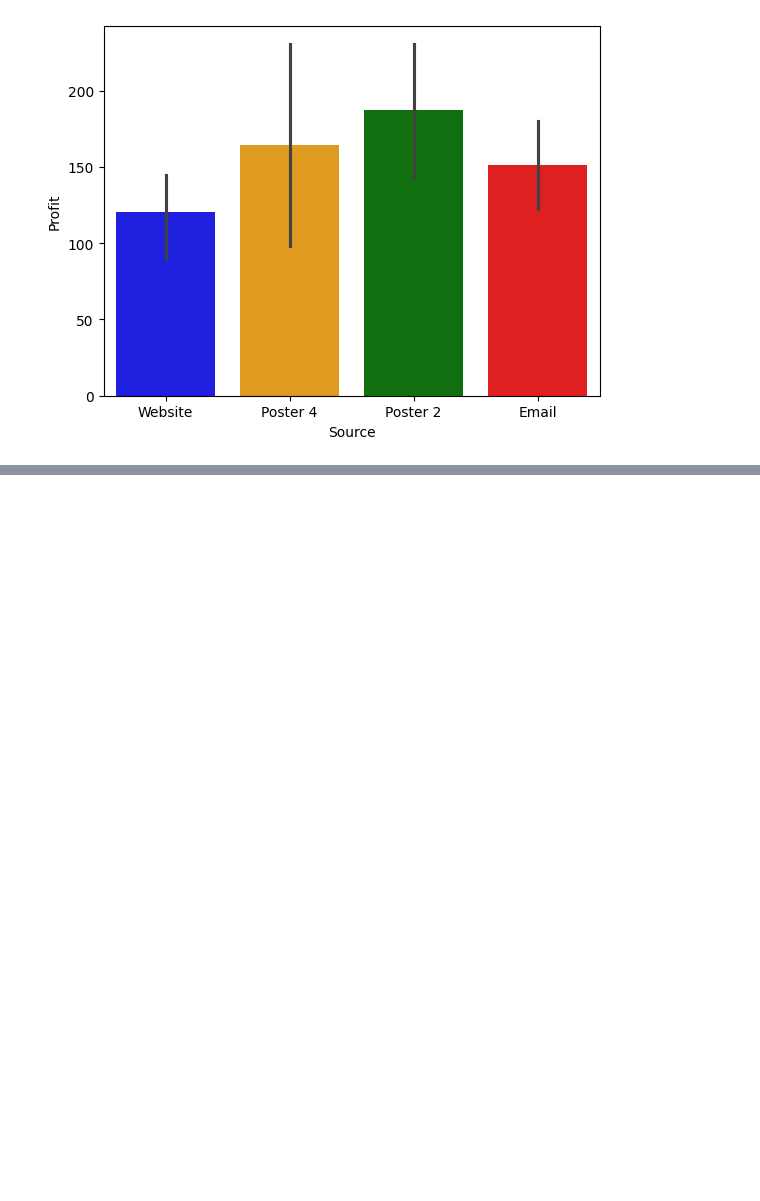
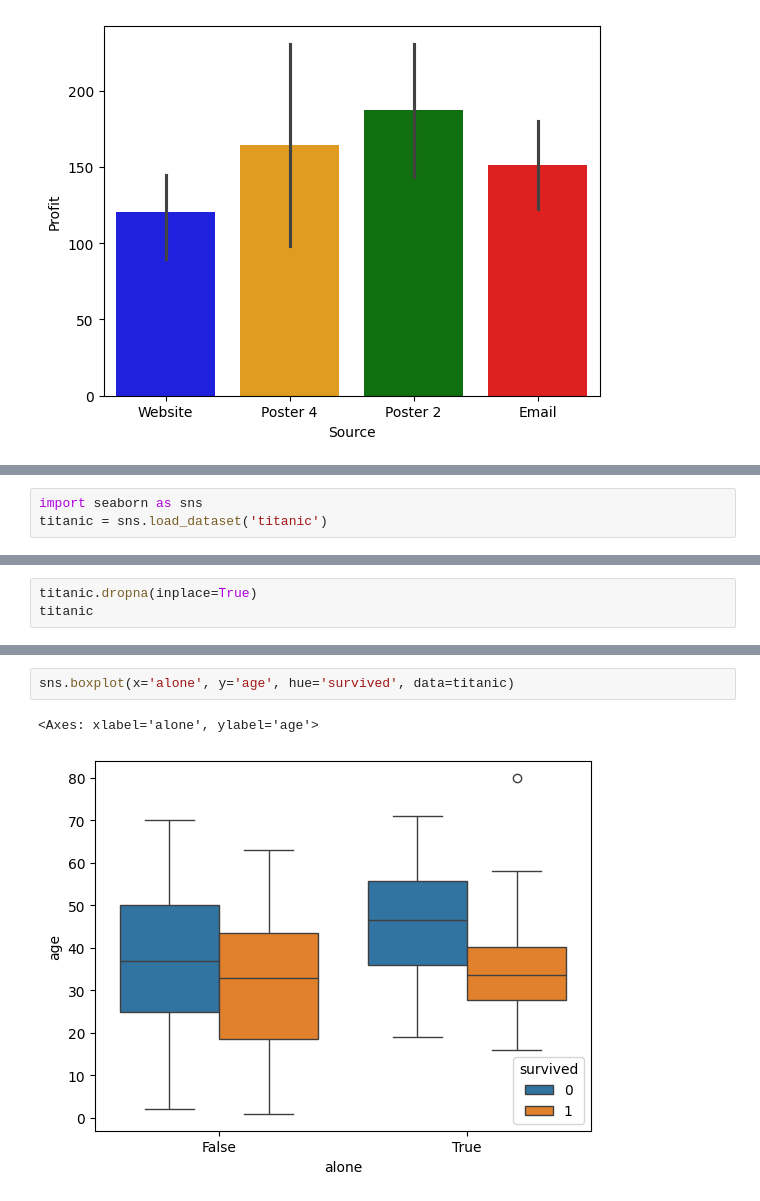
Before and after one commit to msarkar92/pandas-basics, a Jupyter notebook: Day_7_Copy_of_pandas_+_visualization.ipynb, the cells around one changed output, grey strips where cells are left out. Saved outputs shown, nothing was run; the diff lists cells and outputs as text; blank space fills up the shorter version.

```diff
--- a/Day_7_Copy_of_pandas_+_visualization.ipynb
+++ b/Day_7_Copy_of_pandas_+_visualization.ipynb
@@ -835,0 +840,3 @@ Passing `palette` without assigning `hue` is deprecated and will be removed in v
+# %%
+import seaborn as sns
+titanic = sns.load_dataset('titanic')
@@ -835,0 +859,3 @@ Passing `palette` without assigning `hue` is deprecated and will be removed in v
+# %%
+titanic.dropna(inplace=True)
+titanic
@@ -835,0 +876,5 @@ Passing `palette` without assigning `hue` is deprecated and will be removed in v
+# %%
+sns.boxplot(x='alone', y='age', hue='survived', data=titanic)
+# %% [output]
+<Axes: xlabel='alone', ylabel='age'>
+[figure, added]
```
Also changed, not shown: parts of 6 cells of this notebook.
